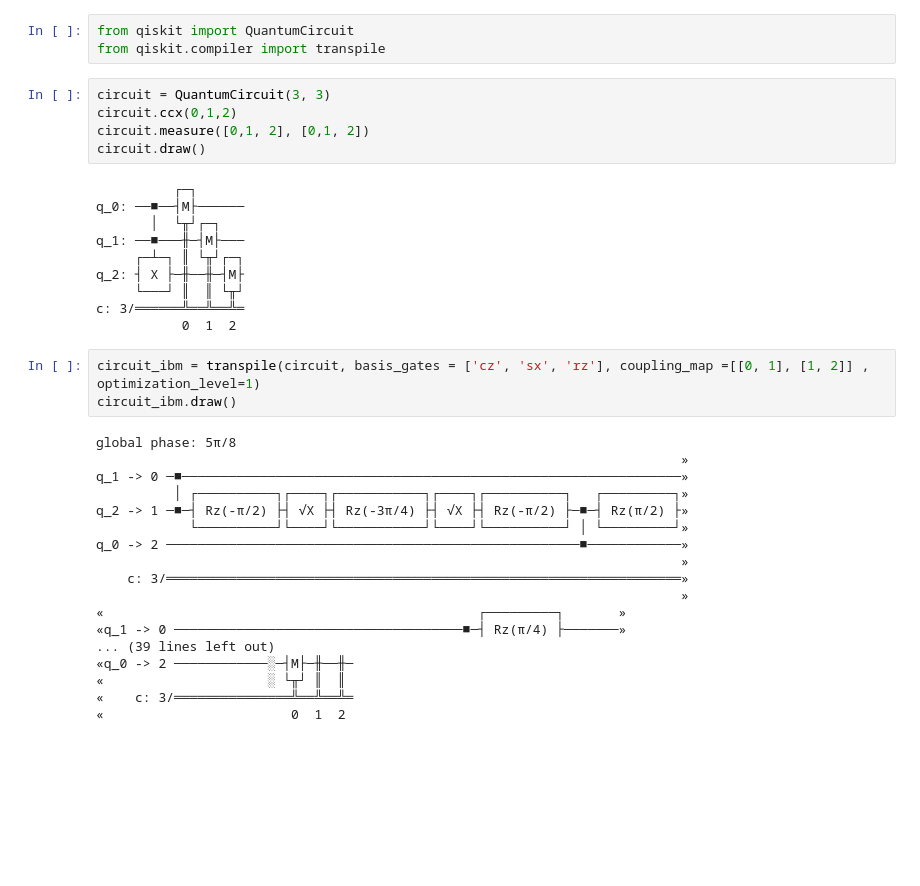
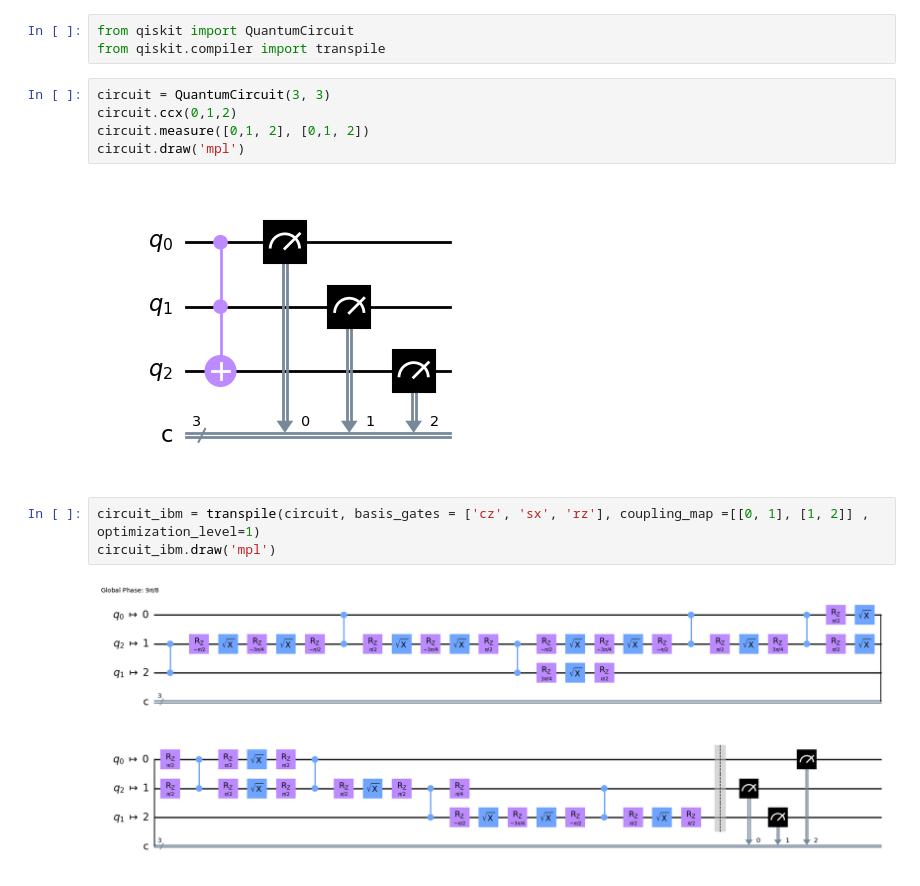
Before and after one commit to nonhermitian/jays-notebooks, a Jupyter notebook: compilers/transpile.ipynb, the cells around one changed output. Saved outputs shown, nothing was run; the diff lists cells and outputs as text; blank space fills up the shorter version.

```diff
--- a/compilers/transpile.ipynb
+++ b/compilers/transpile.ipynb
@@ -4,38 +4,14 @@ from qiskit.compiler import transpile
 # %%
 circuit = QuantumCircuit(3, 3)
 circuit.ccx(0,1,2)
 circuit.measure([0,1, 2], [0,1, 2])
-circuit.draw()
+circuit.draw('mpl')
 # %% [output]
-          ┌─┐
-q_0: ──■──┤M├──────
-       │  └╥┘┌─┐
-q_1: ──■───╫─┤M├───
-     ┌─┴─┐ ║ └╥┘┌─┐
-q_2: ┤ X ├─╫──╫─┤M├
-     └───┘ ║  ║ └╥┘
-c: 3/══════╩══╩══╩═
-           0  1  2
+[figure, added]
 # %%
 circuit_ibm = transpile(circuit, basis_gates = ['cz', 'sx', 'rz'], coupling_map =[[0, 1], [1, 2]] , optimization_level=1)
-circuit_ibm.draw()
+circuit_ibm.draw('mpl')
 # %% [output]
-global phase: 5π/8
-                                                                           »
-q_1 -> 0 ─■────────────────────────────────────────────────────────────────»
-          │ ┌──────────┐┌────┐┌───────────┐┌────┐┌──────────┐   ┌─────────┐»
-q_2 -> 1 ─■─┤ Rz(-π/2) ├┤ √X ├┤ Rz(-3π/4) ├┤ √X ├┤ Rz(-π/2) ├─■─┤ Rz(π/2) ├»
-            └──────────┘└────┘└───────────┘└────┘└──────────┘ │ └─────────┘»
-q_0 -> 2 ─────────────────────────────────────────────────────■────────────»
-                                                                           »
-    c: 3/══════════════════════════════════════════════════════════════════»
-                                                                           »
-«                                                ┌─────────┐       »
-«q_1 -> 0 ─────────────────────────────────────■─┤ Rz(π/4) ├───────»
-... (39 lines left out)
-«q_0 -> 2 ────────────░─┤M├─╫──╫─
-«                     ░ └╥┘ ║  ║
-«    c: 3/═══════════════╩══╩══╩═
-«                        0  1  2
+[figure, added]
 # %%
 circuit_ibm = transpile(circuit, basis_gates = ['cz', 'sx', 'rz'], coupling_map =[[0, 1], [1, 2]] , optimization_level=2)
```
Also changed, not shown: parts of 2 cells of this notebook, 9 other files.
